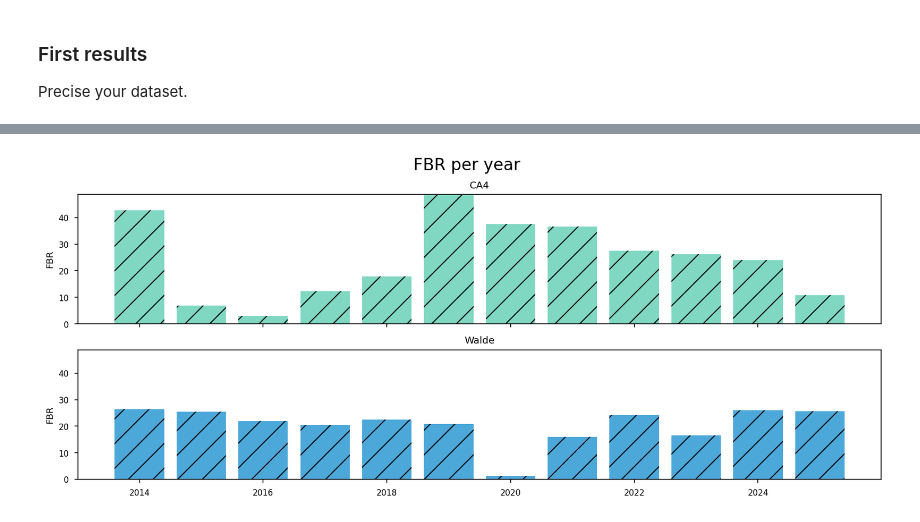
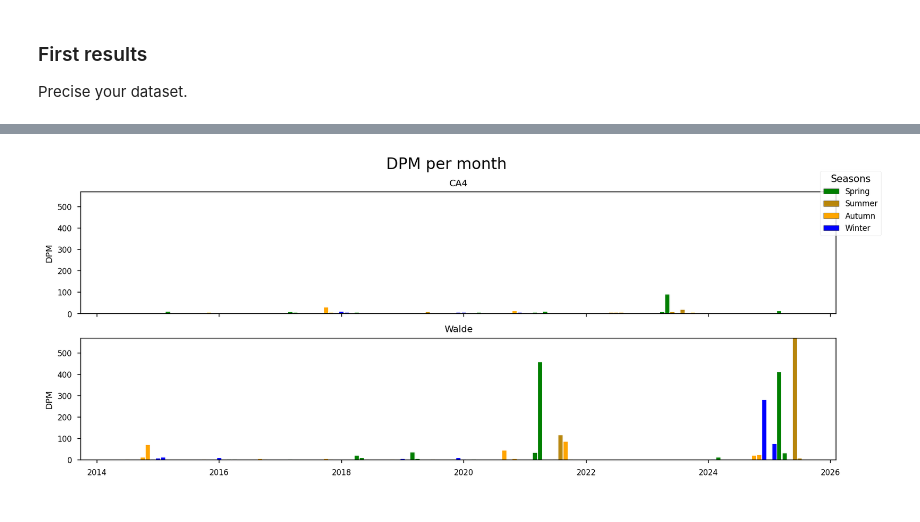
Before and after one commit to mathieudpnt/OSmOSE_post_processing, a Jupyter notebook: user_case/example_FPOD-CPOD_firstresults.ipynb, the cells around one changed output, grey strips where cells are left out. Saved outputs shown, nothing was run; the diff lists cells and outputs as text; code cells hidden in the pictures.

```diff
--- a/user_case/example_FPOD-CPOD_firstresults.ipynb
+++ b/user_case/example_FPOD-CPOD_firstresults.ipynb
@@ -13,8 +13,8 @@ Import the right dataset.
 # %% [markdown]
 #### *CALAIS*
 # %%
-ca4 = read_csv(r"U:\Hours_DPM_FBUZZ_CA4.csv")
-walde = read_csv(r"U:\Hours_DPM_FBUZZ_Walde.csv")
+ca4 = read_csv(r"L:\acoustock\Bioacoustique\DATASETS\CPOD_PROJETS\CALAIS\DATA\DATA_FULL_OTHERCET\Hours_DPM_FBUZZ_CA4_ssTL.csv")
+walde = read_csv(r"L:\acoustock\Bioacoustique\DATASETS\CPOD_PROJETS\CALAIS\DATA\DATA_FULL_OTHERCET\Hours_DPM_FBUZZ_Walde_ssTL.csv")
 
 data_c = concat([ca4, walde])
 data_c["start_datetime"] = to_datetime(data_c["start_datetime"])
@@ -77,9 +75,9 @@ hist_mean_s(
 # %%
 year_percent(y_per, "FBR")
-# %% [output]
-[figure, removed]
 # %%
-ym_percent(ym_per, "%click")
+ym_percent(ym_per, "DPM")
+# %% [output]
+[figure, added]
 # %%
 hist_mean_m(
     matrice_m,
```
Also changed, not shown: parts of 4 cells of this notebook, 1 other file.
